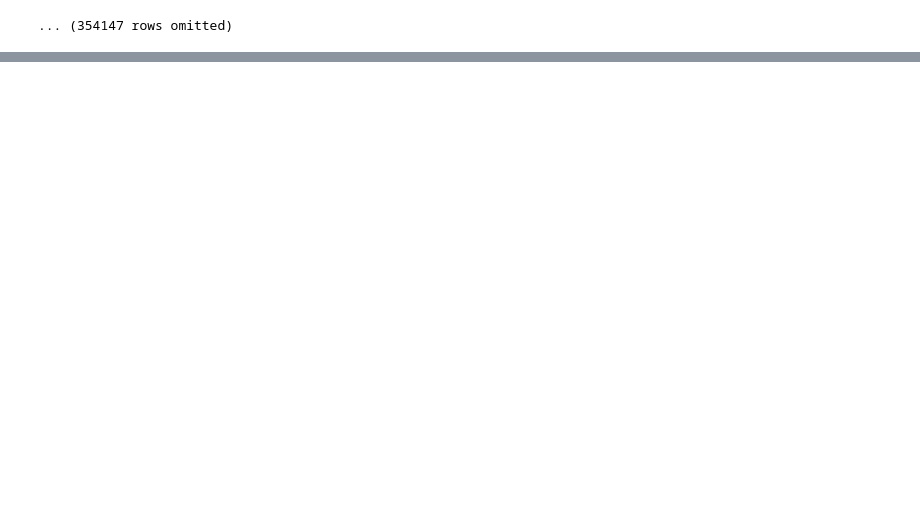
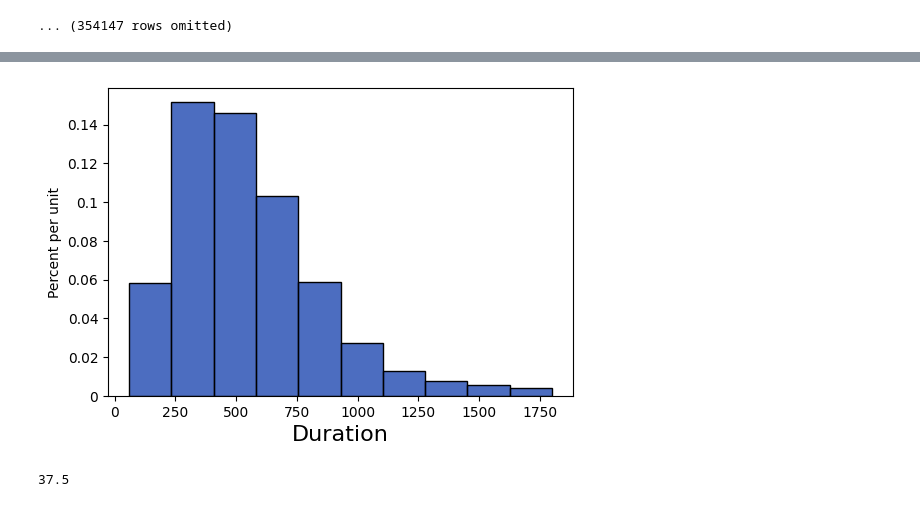
Before and after one commit to lochnes-007/Data8, a Jupyter notebook: 12-TableExamples.ipynb, the cells around one changed output, grey strips where cells are left out. Drawn from its saved outputs; the diff is of its cells as text; code cells hidden in the pictures; blank space fills up the shorter version.

```diff
--- a/12-TableExamples.ipynb
+++ b/12-TableExamples.ipynb
@@ -15,0 +23,10 @@ trip.show(5)
+# %%
+commute = trip.where("Duration", are.below(30*60))
+
+commute.hist("Duration")
+# %% [output]
+[figure, added]
+# %%
+250*0.15
+# %% [output]
+37.5
```
Also changed, not shown: parts of 5 cells of this notebook.
